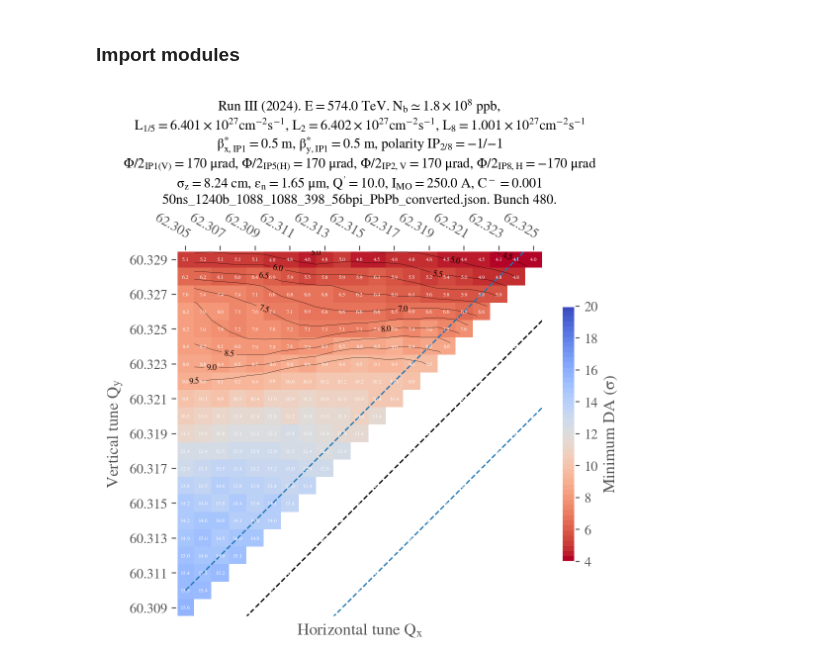
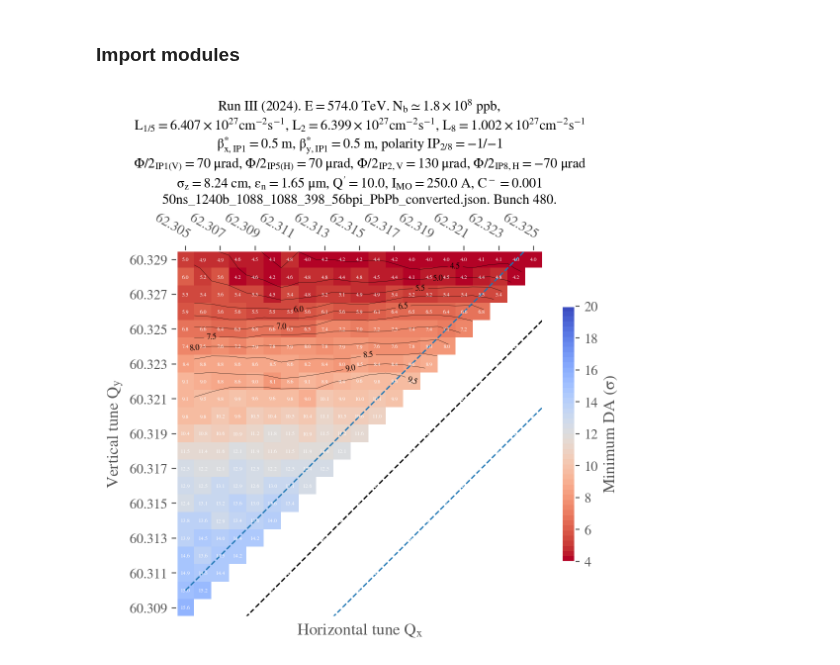
Before and after one commit to ColasDroin/DA_study_boilerplate, a Jupyter notebook: master_study/analysis/analysis_tune_scan_50cm_control_sofia_reduced_angle.ipynb, the cells around one changed output. Cells and saved outputs as stored; diff of their text form; code cells hidden in the pictures.

```diff
--- a/master_study/analysis/analysis_tune_scan_50cm_control_sofia_reduced_angle.ipynb
+++ b/master_study/analysis/analysis_tune_scan_50cm_control_sofia_reduced_angle.ipynb
@@ -16,7 +16,7 @@ import analysis_functions
 analysis_functions.apply_heatmap_style()
 # %%
 # Define study
-STUDY_NAME = "tunescan_50cm_control_sofia"
+STUDY_NAME = "tunescan_50cm_control_sofia_reduced_angle"
 COLLIDER = "base_collider"
 PARQUET_PATH = f"../scans/{STUDY_NAME}/da.parquet"
 CONF_MAD_PATH = f"../scans/{STUDY_NAME}/{COLLIDER}/config.yaml"
@@ -34,34 +34,34 @@ df = df.round(3)
 df = df.reset_index(level=1)
 df = df[df["name base collider"] == COLLIDER]
 
 df
 # Reshape for plotting
 df_to_plot = df.pivot(index="qy", columns="qx", values="normalized amplitude in xy-plane")
 df_to_plot
 # Load configuration files
 conf_mad = analysis_functions.load_config(CONF_MAD_PATH)['config_mad']
 conf_collider = analysis_functions.load_config(CONF_COLLIDER_PATH)["config_collider"]
 analysis_functions.plot_heatmap(
     df_to_plot,
     STUDY_NAME + '_' + COLLIDER,
     link=None,
     plot_contours=True,
     conf_mad=conf_mad,
     conf_collider=conf_collider,
     type_crossing="flatvh",
     betx=0.5,
     bety=0.5,
     Nb = True,
     green_contour = 2,
     extended_diagonal=False,
     vmin = 4,
     vmax = 20.,
 )
 if SAVE_STUDY_EOS:
     path_archive, path_EOS = analysis_functions.copy_study_on_eos(STUDY_NAME)
     #analysis_functions.archive_and_clean(path_archive, path_EOS)
 # %% [output]
-[figure, old version]
+[figure, new version]
 # %%
 df
 # %% [output]
```
Also changed, not shown: parts of 1 cell of this notebook, 5 other files.
